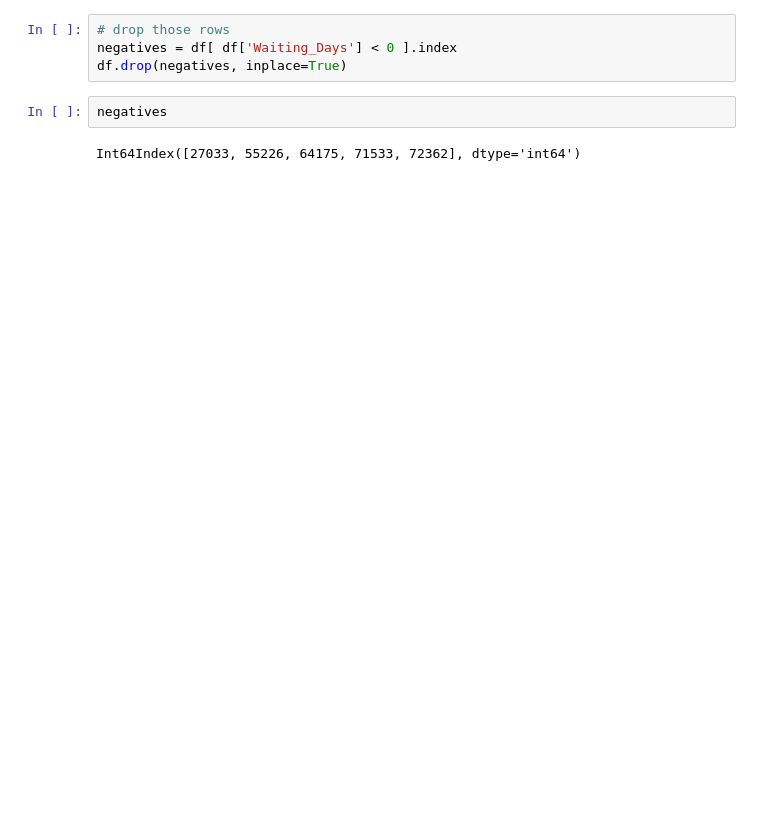
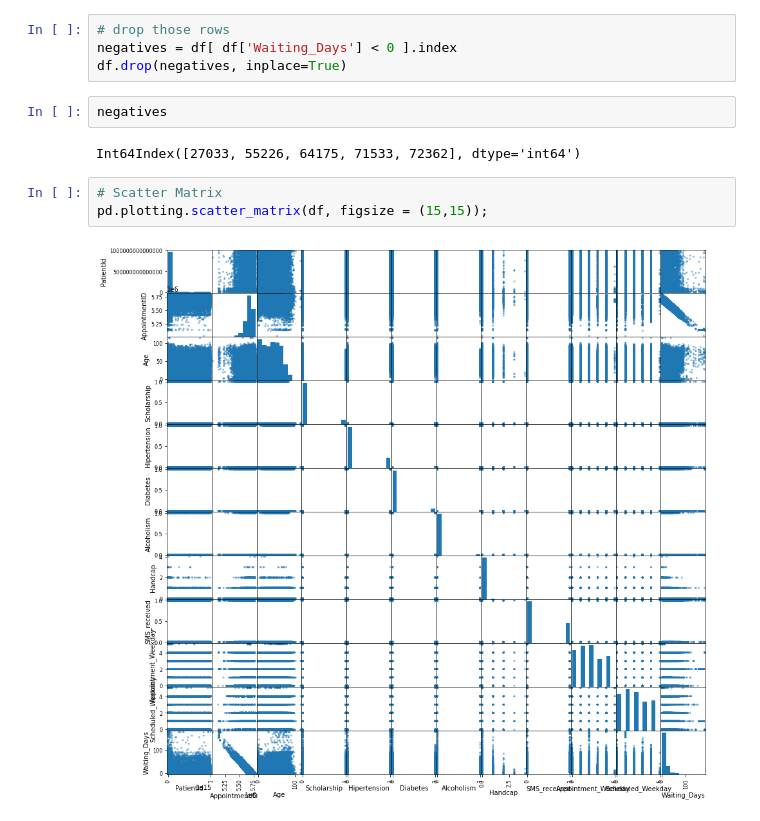
Before and after one commit to Lee-Za/predicting_no_show_appointments, a Jupyter notebook: predicting_noshows.ipynb, the cells around one changed output. Cells and saved outputs as stored; diff of their text form; blank space fills up the shorter version.

```diff
--- a/predicting_noshows.ipynb
+++ b/predicting_noshows.ipynb
@@ -161,3 +177,8 @@ df.drop(negatives, inplace=True)
 negatives
 # %% [output]
 Int64Index([27033, 55226, 64175, 71533, 72362], dtype='int64')
+# %%
+# Scatter Matrix
+pd.plotting.scatter_matrix(df, figsize = (15,15));
+# %% [output]
+[figure, added]
```
Also changed, not shown: parts of 4 cells of this notebook.
